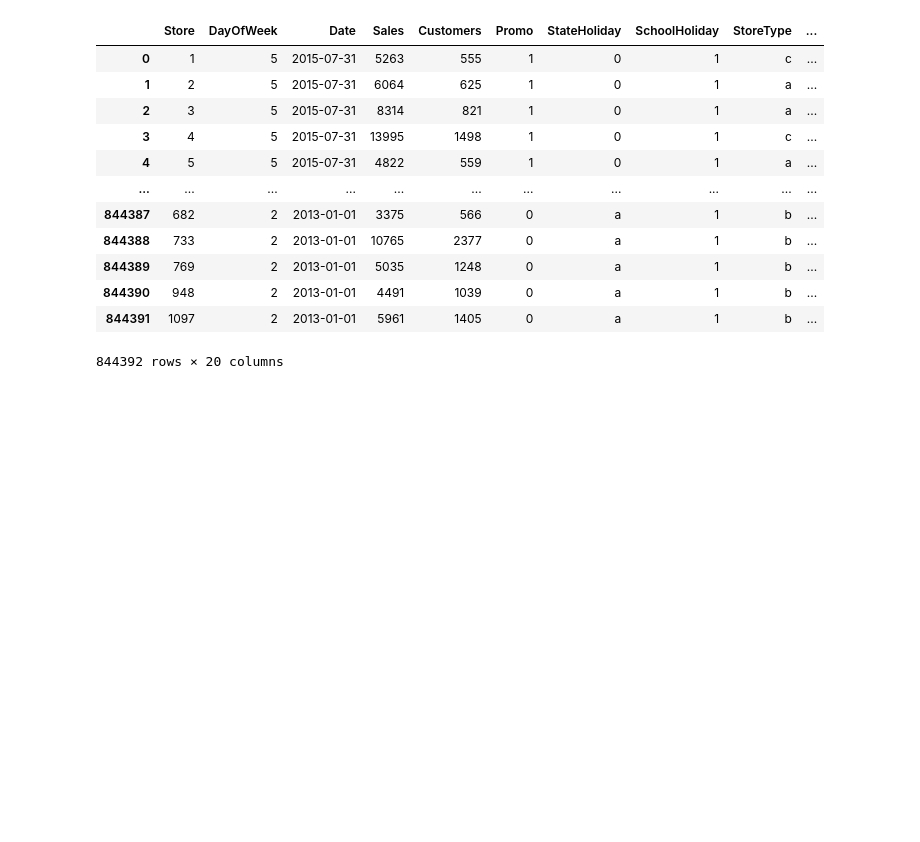
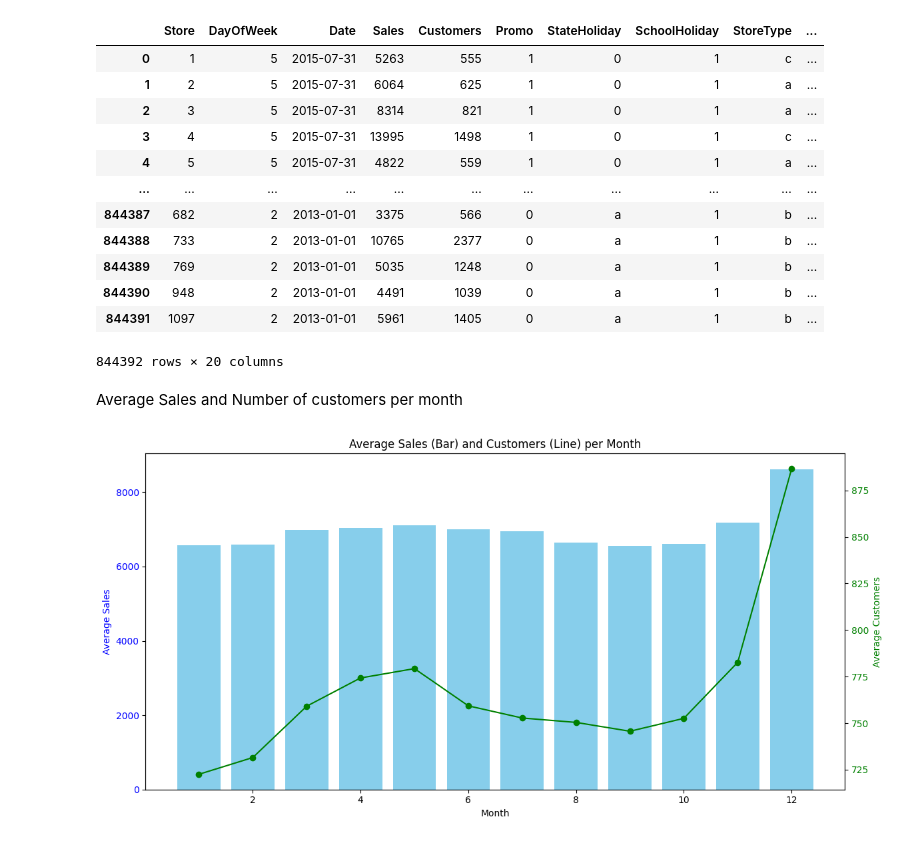
Before and after one commit to Briankipkemboi78/datascience, a Jupyter notebook: Future Sales/sales.ipynb, the cells around one changed output. Cells and saved outputs as stored; diff of their text form; code cells hidden in the pictures; blank space fills up the shorter version.

```diff
--- a/Future Sales/sales.ipynb
+++ b/Future Sales/sales.ipynb
@@ -324,3 +324,30 @@ all_sales
 | 844390 | 948 | 2 | 2013-01-01 | 4491 | 1039 | 0 | a | 1 | b | ... |
 | 844391 | 1097 | 2 | 2013-01-01 | 5961 | 1405 | 0 | a | 1 | b | ... |
 844392 rows × 20 columns
+# %% [markdown]
+Average Sales and Number of customers per month
+# %%
+monthly_avg = all_sales.groupby('Month')[['Sales', 'Customers']].mean()
+
+# Create figure and axis
+fig, ax1 = plt.subplots(figsize=(12, 6))
+
+# Bar chart for Sales
+bars = ax1.bar(monthly_avg.index, monthly_avg['Sales'], color='skyblue', label='Avg Sales')
+ax1.set_xlabel('Month')
+ax1.set_ylabel('Average Sales', color='blue')
+ax1.tick_params(axis='y', labelcolor='blue')
+
+# Second axis for Customers (line)
+ax2 = ax1.twinx()
+line = ax2.plot(monthly_avg.index, monthly_avg['Customers'], color='green', marker='o', label='Avg Customers')
+ax2.set_ylabel('Average Customers', color='green')
+ax2.tick_params(axis='y', labelcolor='green')
+
+# Title and layout
+plt.title('Average Sales (Bar) and Customers (Line) per Month')
+fig.tight_layout()
+plt.xticks(rotation=45)
+plt.show()
+# %% [output]
+[figure, added]
```
Also changed, not shown: parts of 20 cells of this notebook.
